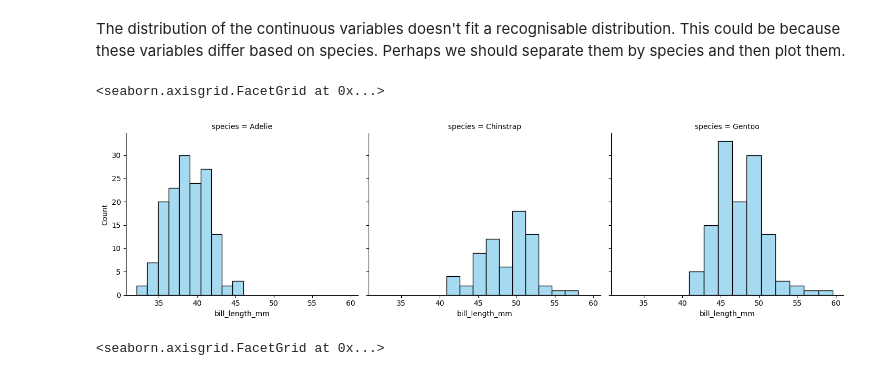
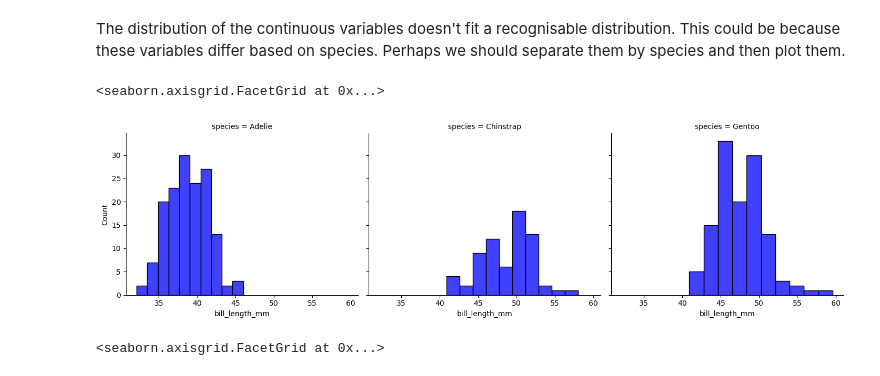
Before and after one commit to Kevin002023/FODA, a Jupyter notebook: tasks.ipynb, the cells around one changed output. Drawn from its saved outputs; the diff is of its cells as text; code cells hidden in the pictures.

```diff
--- a/tasks.ipynb
+++ b/tasks.ipynb
@@ -81,7 +81,7 @@ sb.get_dataset_names()
  'tips',
  'titanic']
 # %%
-penguins = sb.load_dataset('penguins')
+penguins = sns.load_dataset('penguins')
 
 # loads the penguins dataset.
 # ref: https://seaborn.pydata.org/tutorial/introduction.html
@@ -294,12 +294,12 @@ Text(0.5, 0, 'Number of Penguins')
 # %% [markdown]
 The distribution of the continuous variables doesn't fit a recognisable distribution. This could be because these variables differ based on species. Perhaps we should separate them by species and then plot them.
 # %%
-bl = sb.FacetGrid(penguins, col="species", height=4, aspect=1.2)
+bl = sns.FacetGrid(penguins, col="species", height=4, aspect=1.2)
 
-bl.map(sb.histplot, 'bill_length_mm', bins=10, color="skyblue", label="Bill Length")
+bl.map(sns.histplot, 'bill_length_mm', bins=10, color="blue", label="Bill Length")
 # %% [output]
 <seaborn.axisgrid.FacetGrid at 0x...>
-[figure, old version]
+[figure, new version]
 # %%
 bd = sb.FacetGrid(penguins, col="species", height=4, aspect=1.2)
 
```
Also changed, not shown: parts of 23 cells of this notebook.
